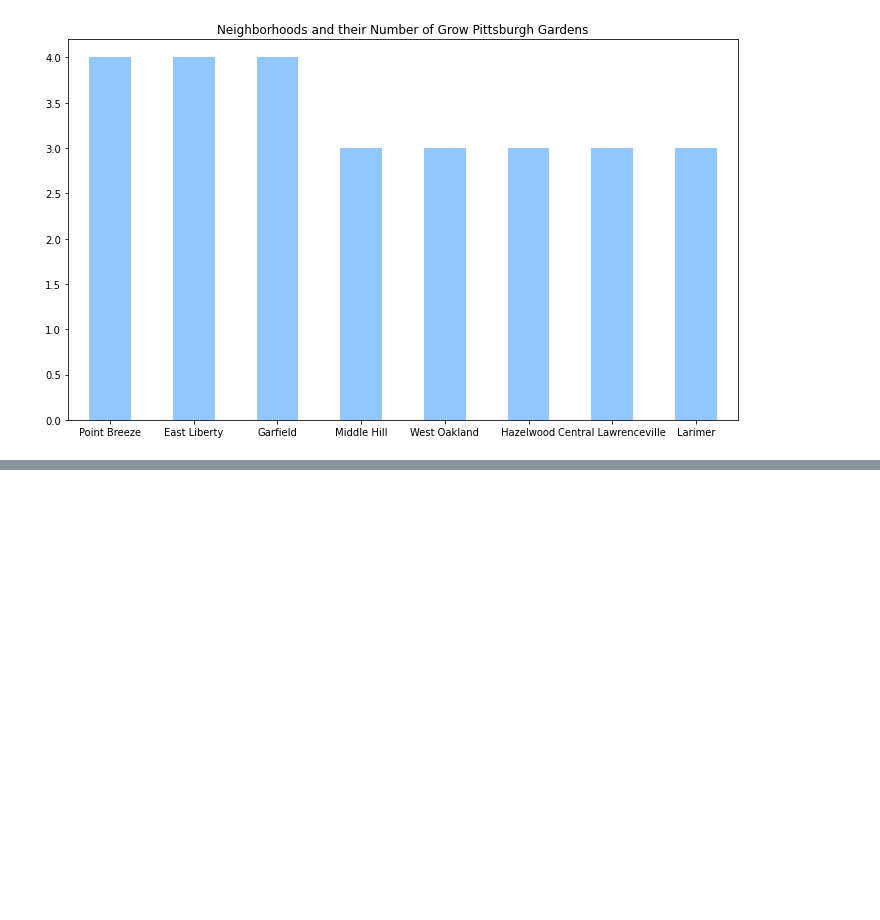
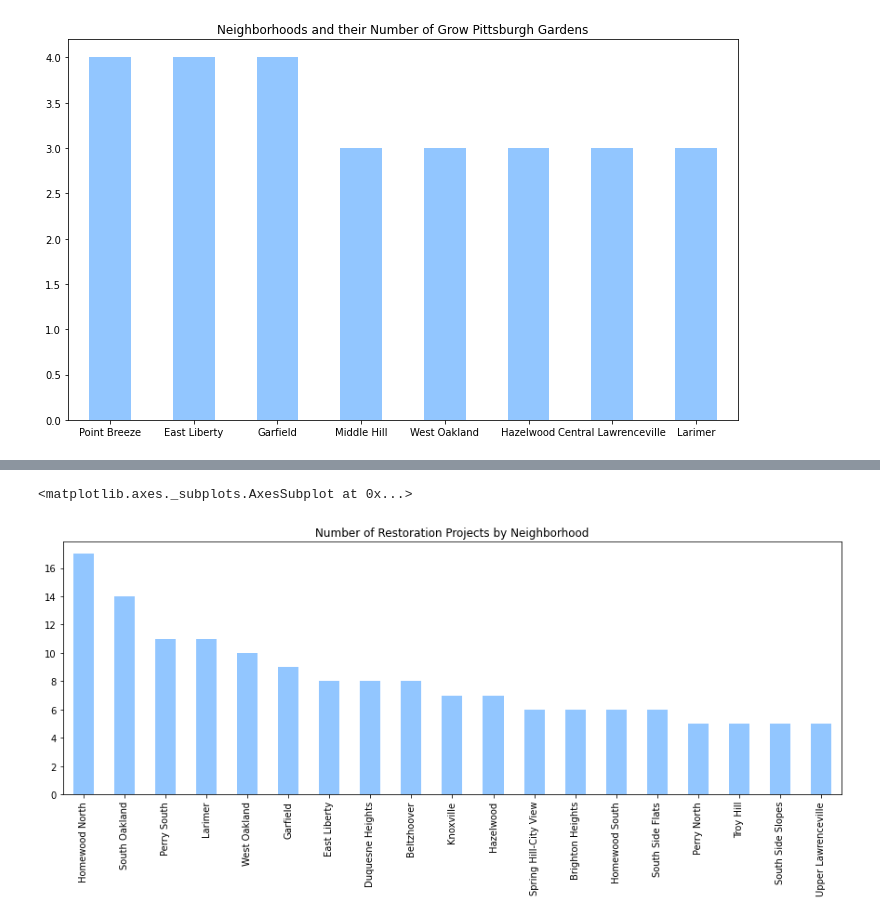
Before and after one commit to riv1ere/Final-Project, a Jupyter notebook: putItAllTogether.ipynb, the cells around one changed output, grey strips where cells are left out. Drawn from its saved outputs; the diff is of its cells as text; code cells hidden in the pictures; blank space fills up the shorter version.

Commit message:
jeremy's data added

```diff
--- a/putItAllTogether.ipynb
+++ b/putItAllTogether.ipynb
@@ -68,0 +74,3 @@ For the gardens metric, it seems as though the top 8 are, in ascending order: La
+# %%
+lotstofile = pd.read_csv("Datasets/lotstolove.csv")
+lotstofile.head(10)
@@ -68,0 +90,16 @@ For the gardens metric, it seems as though the top 8 are, in ascending order: La
+# %%
+lotstofile = lotstofile.sort_values(by=["entry_id"], ascending=True)
+
+lotstodata = []
+
+for index, row in lotstofile.iterrows():
+    lat = row["latitude"]
+    lon = row["longitude"]
+    lotstodata.append(fpsnippets.geo_to_neighborhood(lat, lon))
+
+latlongraph = pd.DataFrame(lotstodata, columns = ["neighborhood"])
+graph = latlongraph["neighborhood"].value_counts().head(19)
+graph.plot(kind = "bar", title = "Number of Restoration Projects by Neighborhood", figsize = (15, 5))
+# %% [output]
+<matplotlib.axes._subplots.AxesSubplot at 0x...>
+[figure, added]
```
Also changed, not shown: parts of 2 cells of this notebook.
